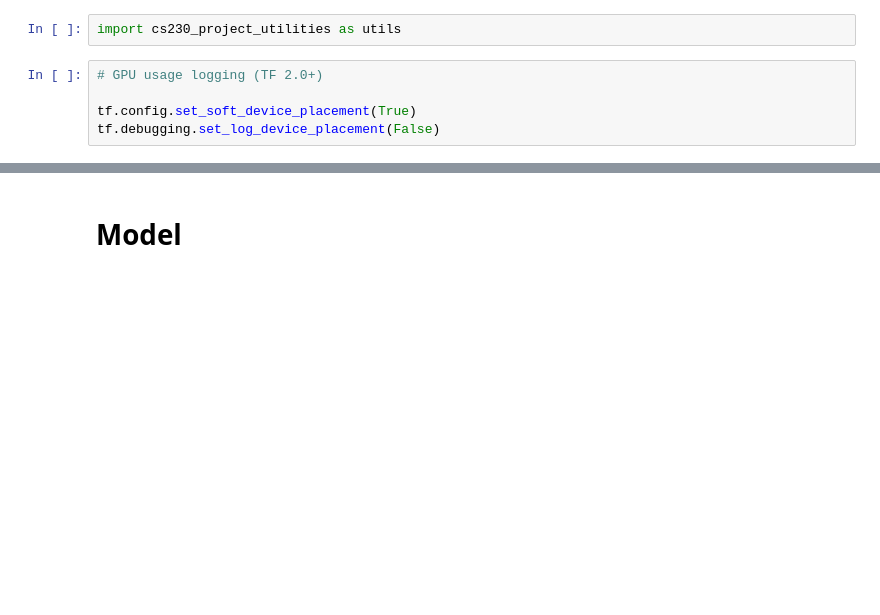
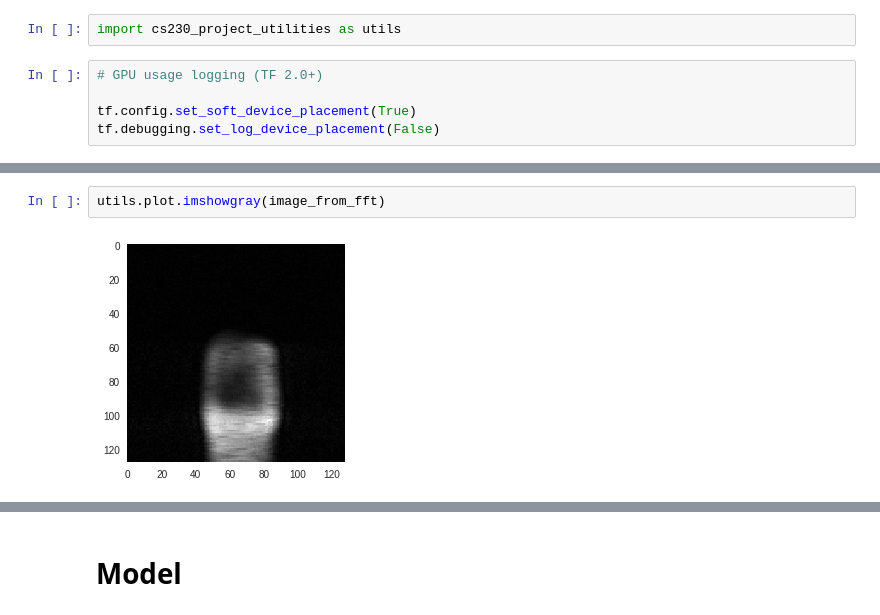
Before and after one commit to alexwal/cs230-project, a Jupyter notebook: MRI_reconstruction_example/train_automap_model_on_fastmri_dataset.ipynb, the cells around one changed output, grey strips where cells are left out. Saved outputs shown, nothing was run; the diff lists cells and outputs as text; blank space fills up the shorter version.

```diff
--- a/MRI_reconstruction_example/train_automap_model_on_fastmri_dataset.ipynb
+++ b/MRI_reconstruction_example/train_automap_model_on_fastmri_dataset.ipynb
@@ -180,0 +108,4 @@ TensorShape([2, 128, 128, 2])
+# %%
+utils.plot.imshowgray(image_from_fft)
+# %% [output]
+[figure, added]
```
Also changed, not shown: parts of 33 cells of this notebook.
